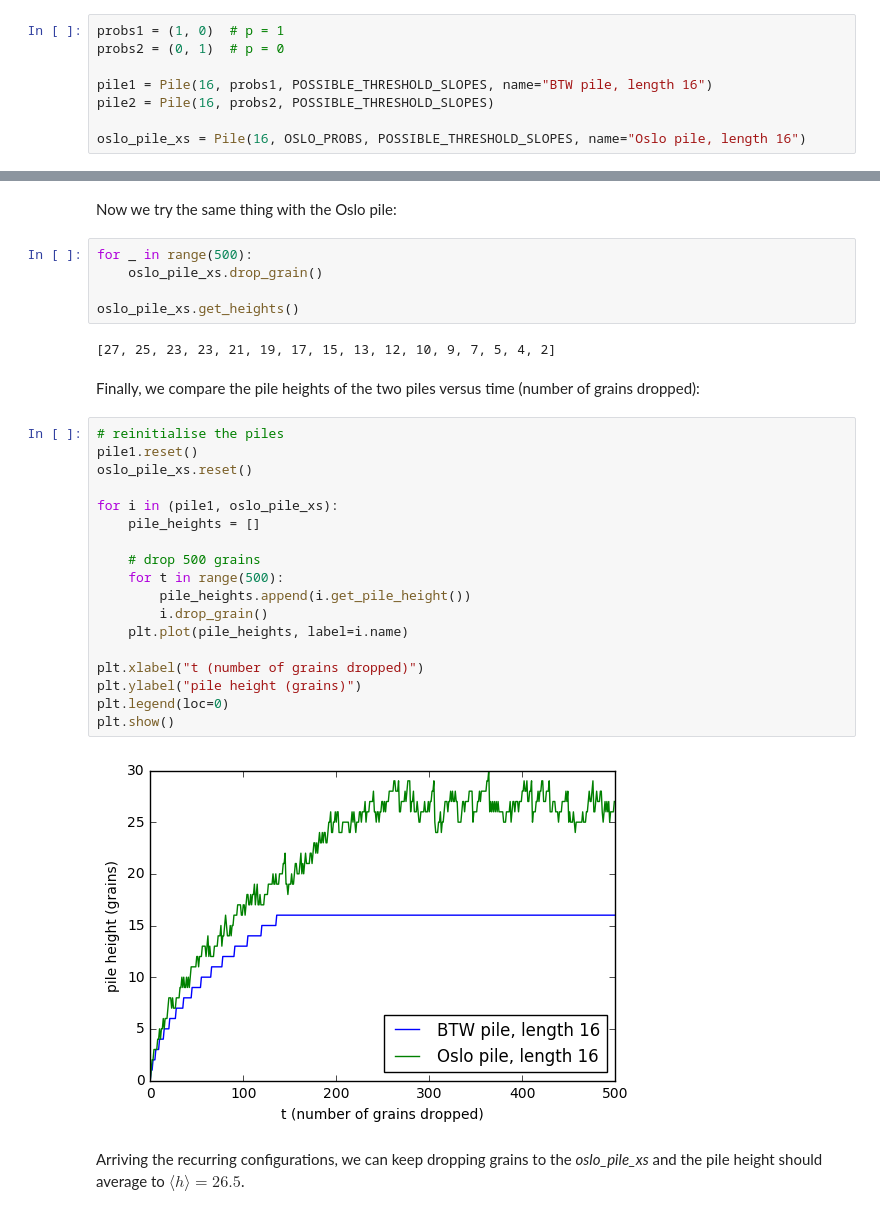
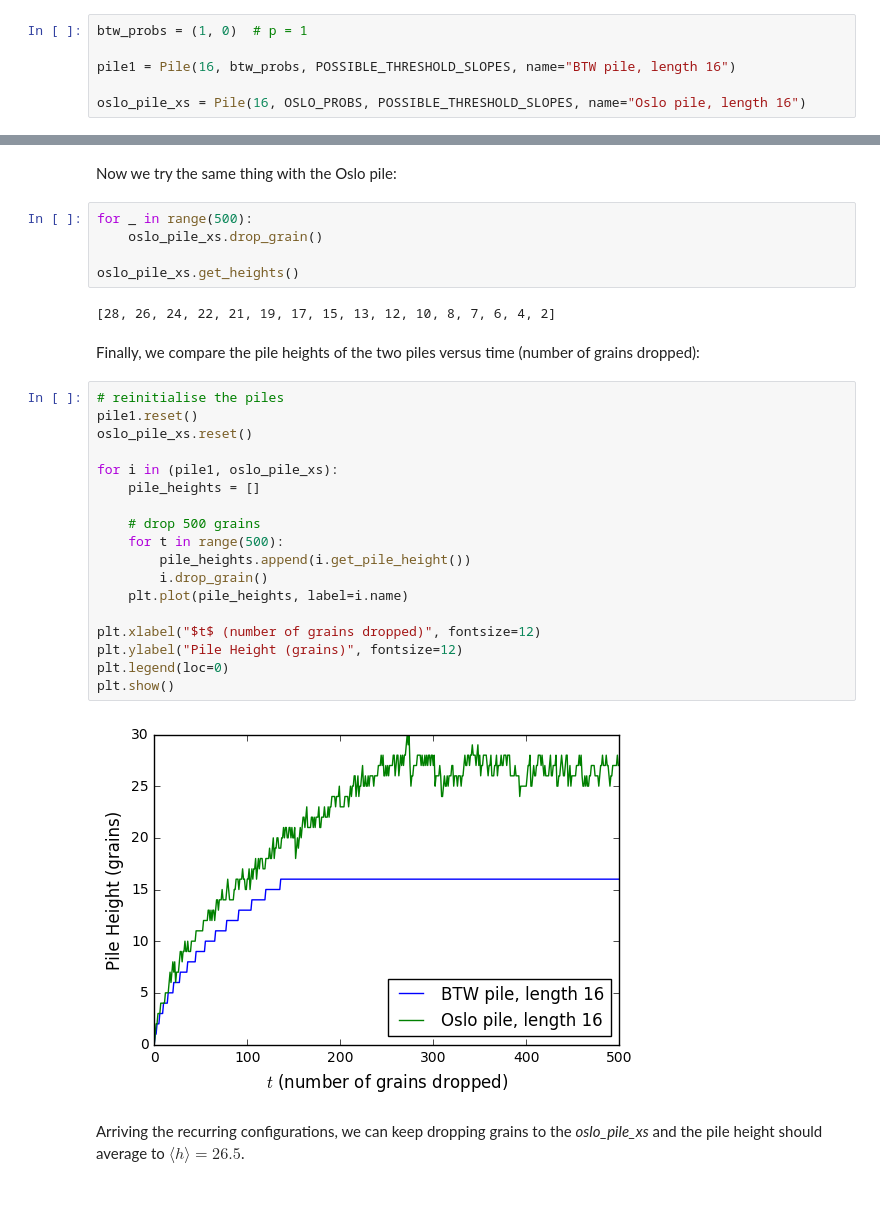
Before and after one commit to zackeymon/Oslo-Model, a Jupyter notebook: Oslo Model.ipynb, the cells around one changed output, grey strips where cells are left out. Saved outputs shown, nothing was run; the diff lists cells and outputs as text.

```diff
--- a/Oslo Model.ipynb
+++ b/Oslo Model.ipynb
@@ -21,11 +29,9 @@ OSLO_PROBS = (0.5, 0.5)
 ## Threshold Slopes Test
 Create some length 16 piles with different values of $p$:
 # %%
-probs1 = (1, 0)  # p = 1
-probs2 = (0, 1)  # p = 0
+btw_probs = (1, 0)  # p = 1
 
-pile1 = Pile(16, probs1, POSSIBLE_THRESHOLD_SLOPES, name="BTW pile, length 16")
-pile2 = Pile(16, probs2, POSSIBLE_THRESHOLD_SLOPES)
+pile1 = Pile(16, btw_probs, POSSIBLE_THRESHOLD_SLOPES, name="BTW pile, length 16")
 
 oslo_pile_xs = Pile(16, OSLO_PROBS, POSSIBLE_THRESHOLD_SLOPES, name="Oslo pile, length 16")
 # %% [markdown]
@@ -78,29 +78,29 @@ for _ in range(500):
 
 oslo_pile_xs.get_heights()
 # %% [output]
-[27, 25, 23, 23, 21, 19, 17, 15, 13, 12, 10, 9, 7, 5, 4, 2]
+[28, 26, 24, 22, 21, 19, 17, 15, 13, 12, 10, 8, 7, 6, 4, 2]
 # %% [markdown]
 Finally, we compare the pile heights of the two piles versus time (number of grains dropped):
 # %%
 # reinitialise the piles
 pile1.reset()
 oslo_pile_xs.reset()
 
 for i in (pile1, oslo_pile_xs):
     pile_heights = []
 
     # drop 500 grains
     for t in range(500):
         pile_heights.append(i.get_pile_height())
         i.drop_grain()
     plt.plot(pile_heights, label=i.name)
 
-plt.xlabel("t (number of grains dropped)")
-plt.ylabel("pile height (grains)")
+plt.xlabel("$t$ (number of grains dropped)", fontsize=12)
+plt.ylabel("Pile Height (grains)", fontsize=12)
 plt.legend(loc=0)
 plt.show()
 # %% [output]
-[figure, old version]
+[figure, new version]
 # %% [markdown]
 Arriving the recurring configurations, we can keep dropping grains to the *oslo_pile_xs* and the pile height should average to $\langle h \rangle=26.5$.
 # %%
```
Also changed, not shown: parts of 82 cells of this notebook, 3 other files.
